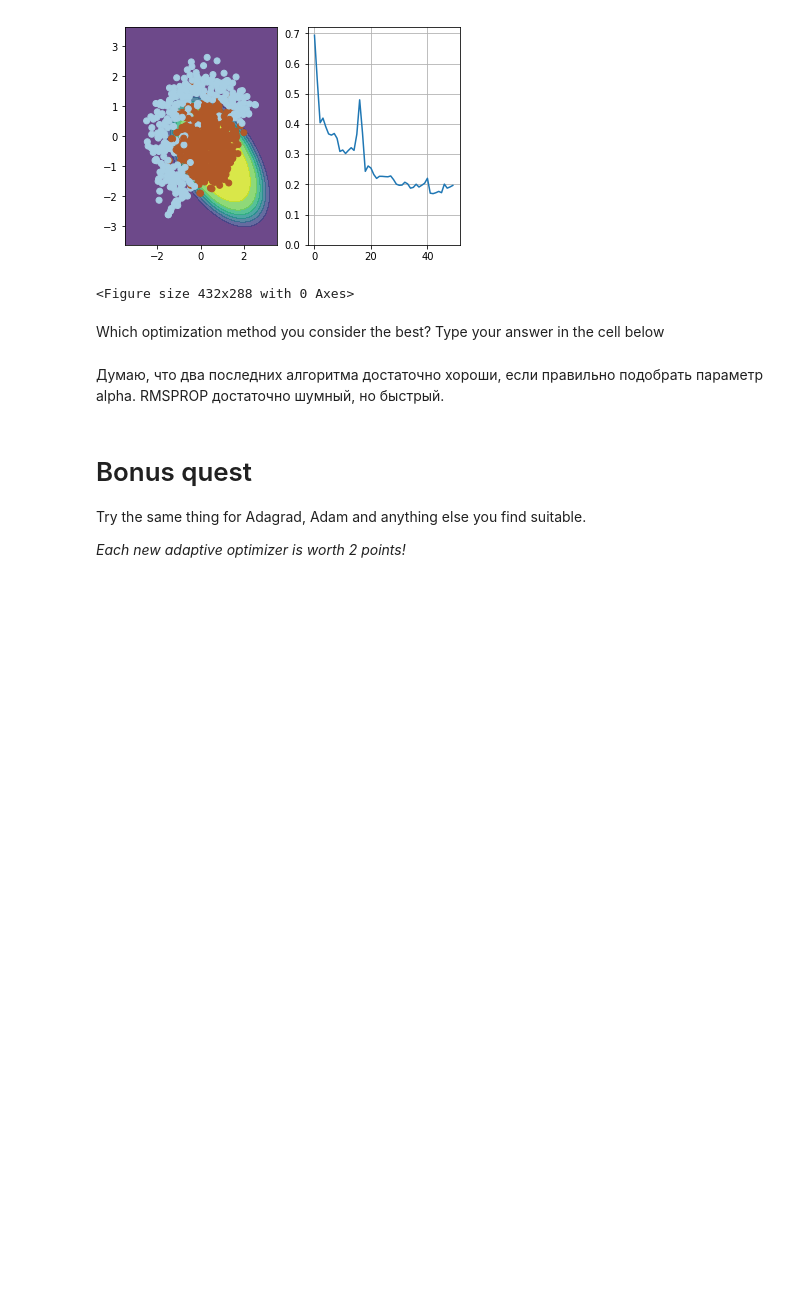
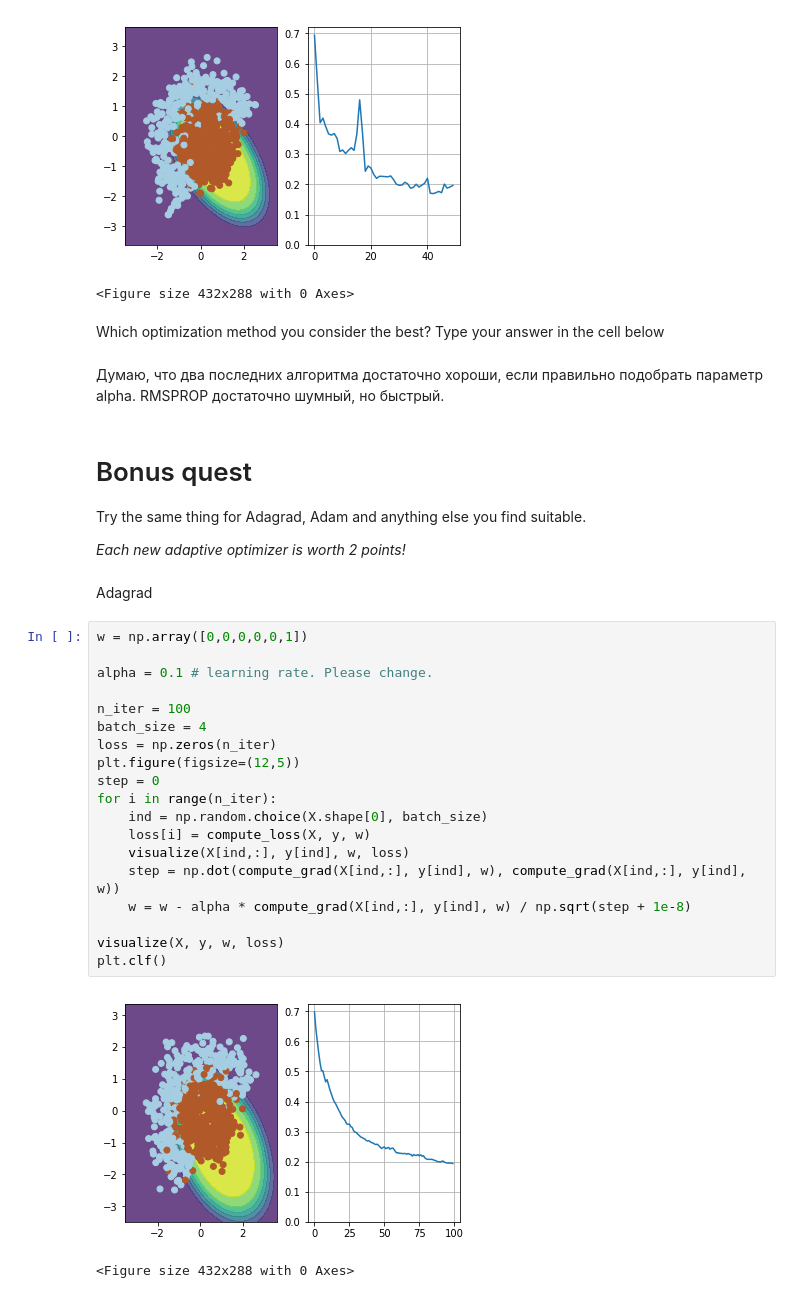
Before and after one commit to Bazheno/Practical_DL, a Jupyter notebook: seminar01-backprop/adapdive_sgd/adaptive_sgd.ipynb, the cells around one changed output. Cells and saved outputs as stored; diff of their text form; blank space fills up the shorter version.

```diff
--- a/seminar01-backprop/adapdive_sgd/adaptive_sgd.ipynb
+++ b/seminar01-backprop/adapdive_sgd/adaptive_sgd.ipynb
@@ -289,3 +289,27 @@ Which optimization method you consider the best? Type your answer in the cell be
 Try the same thing for Adagrad, Adam and anything else you find suitable.
 
 _Each new adaptive optimizer is worth 2 points!_
+# %% [markdown]
+Adagrad
+# %%
+w = np.array([0,0,0,0,0,1])
+
+alpha = 0.1 # learning rate. Please change.
+
+n_iter = 100
+batch_size = 4
+loss = np.zeros(n_iter)
+plt.figure(figsize=(12,5))
+step = 0
+for i in range(n_iter):
+    ind = np.random.choice(X.shape[0], batch_size)
+    loss[i] = compute_loss(X, y, w)
+    visualize(X[ind,:], y[ind], w, loss)
+    step = np.dot(compute_grad(X[ind,:], y[ind], w), compute_grad(X[ind,:], y[ind], w))
+    w = w - alpha * compute_grad(X[ind,:], y[ind], w) / np.sqrt(step + 1e-8)
+
+visualize(X, y, w, loss)
+plt.clf()
+# %% [output]
+[figure, added]
+<Figure size 432x288 with 0 Axes>
```
Also changed, not shown: parts of 2 cells of this notebook.
